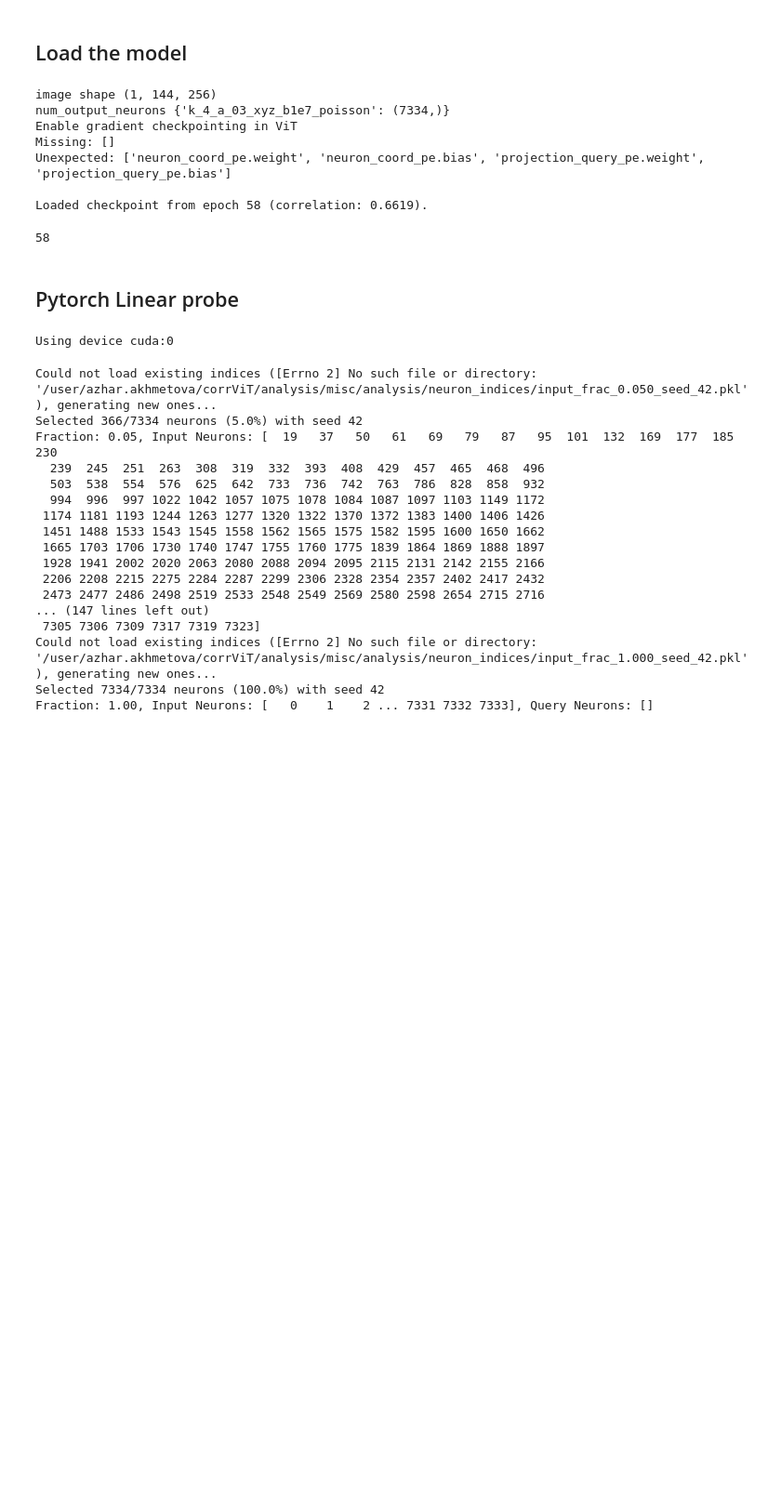
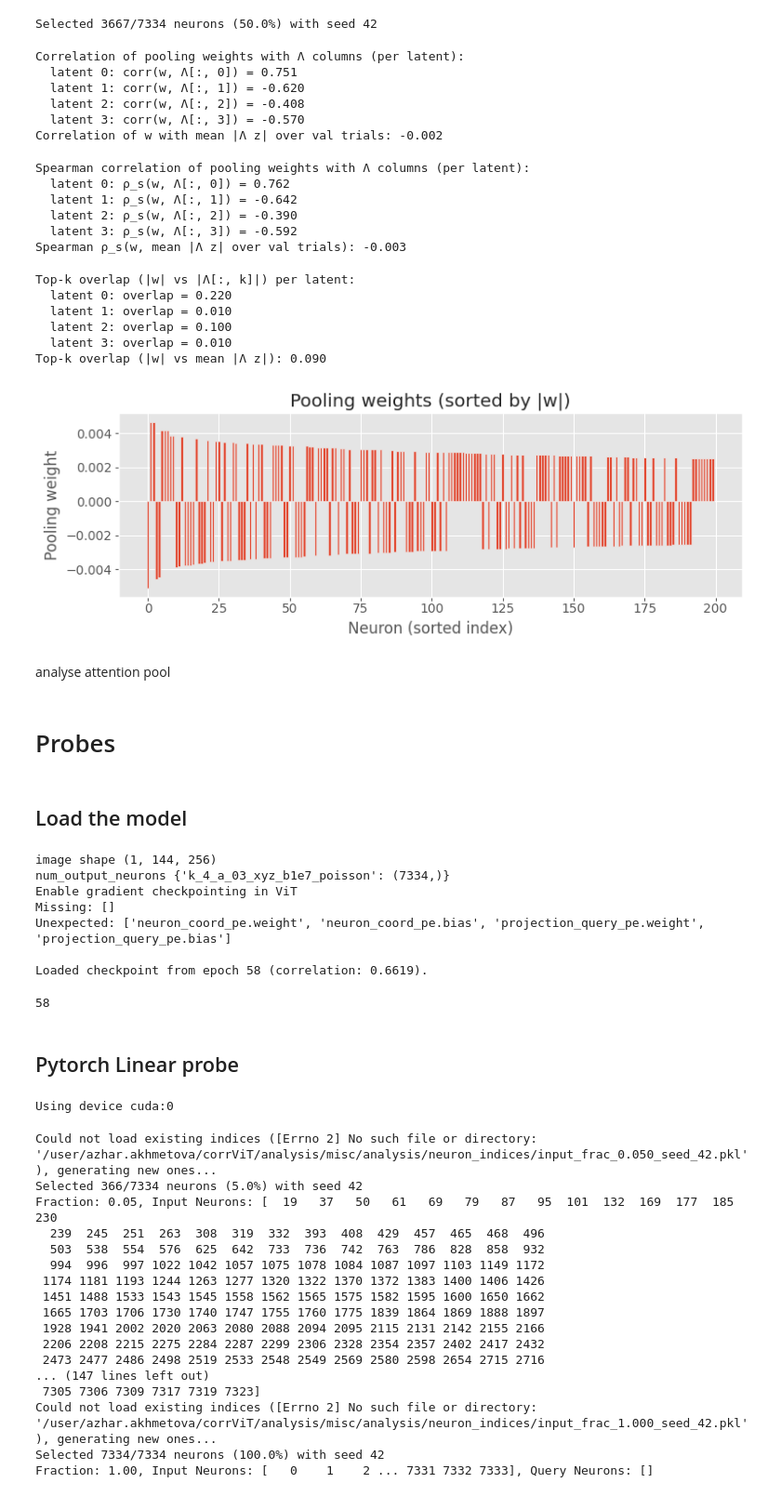
Before and after one commit to azharakhmetova/neuro-transformer, a Jupyter notebook: misc/analysis/decoding_latents.ipynb, the cells around one changed output. Shown at 93% size. Saved outputs shown, nothing was run; the diff lists cells and outputs as text; code cells hidden in the pictures; blank space fills up the shorter version.

```diff
--- a/misc/analysis/decoding_latents.ipynb
+++ b/misc/analysis/decoding_latents.ipynb
@@ -0,0 +546,35 @@
+# %%
+latents_path="/user/azhar.akhmetova/sensorium_clusters/syn_data_generation/beta10e7/23343-5-17/xyz/k_4/z_k_4_no_train_dupl.npy"
+# %%
+neuron_indices, query_indices, N = get_neuron_indices(rep_dir, neuron_fraction=frac, neuron_seed=42)
+# %% [output]
+Selected 3667/7334 neurons (50.0%) with seed 42
+# %%
+res = analyze_linear_pool(
+    model=best_model,
+    Lambda=Lambda[neuron_indices],
+    z_val=np.load(latents_path).astype(np.float32),
+)
+# %% [output]
+Correlation of pooling weights with Λ columns (per latent):
+  latent 0: corr(w, Λ[:, 0]) = 0.751
+  latent 1: corr(w, Λ[:, 1]) = -0.620
+  latent 2: corr(w, Λ[:, 2]) = -0.408
+  latent 3: corr(w, Λ[:, 3]) = -0.570
+Correlation of w with mean |Λ z| over val trials: -0.002
+# %%
+w = res["pool_weights"]
+mean_abs_gain = res["mean_abs_gain"]
+# %%
+res = analyze_linear_pool_spearman(
+    model=best_model,
+    Lambda=Lambda[neuron_indices],
+    z_val=np.load(latents_path).astype(np.float32),
+)
+# %% [output]
+Spearman correlation of pooling weights with Λ columns (per latent):
+  latent 0: ρ_s(w, Λ[:, 0]) = 0.762
+  latent 1: ρ_s(w, Λ[:, 1]) = -0.642
+  latent 2: ρ_s(w, Λ[:, 2]) = -0.390
+  latent 3: ρ_s(w, Λ[:, 3]) = -0.592
+Spearman ρ_s(w, mean |Λ z| over val trials): -0.003
@@ -0,0 +635,16 @@
+# %%
+# rank overlap with Λ and mean |Λz|
+overlaps = rank_overlap_linear_pool(
+    w=w,
+    Lambda=Lambda[neuron_indices],
+    mean_abs_gain=mean_abs_gain,
+    z_val=None,          # not needed if mean_abs_gain already provided
+    top_k=100,
+)
+# %% [output]
+Top-k overlap (|w| vs |Λ[:, k]|) per latent:
+  latent 0: overlap = 0.220
+  latent 1: overlap = 0.010
+  latent 2: overlap = 0.100
+  latent 3: overlap = 0.010
+Top-k overlap (|w| vs mean |Λ z|): 0.090
@@ -0,0 +700,7 @@
+# %%
+# barplot (e.g. top 200)
+order, w_sorted = plot_pool_weights_bar(
+    w, top_k=200, sort_by="abs", title="Pooling weights (sorted by |w|)"
+)
+# %% [output]
+[figure, added]
@@ -0,0 +721,2 @@
+# %% [markdown]
+analyse attention pool
@@ -24,6 +838,8 @@ from torch.utils.data import DataLoader
 utils.set_random_seed(1234)
 
 tensorboard.set_font()
+# %% [markdown]
+# Probes
 # %% [markdown]
 ## Load the model
 # %%
```
Also changed, not shown: parts of 19 cells of this notebook, 17 other files.
